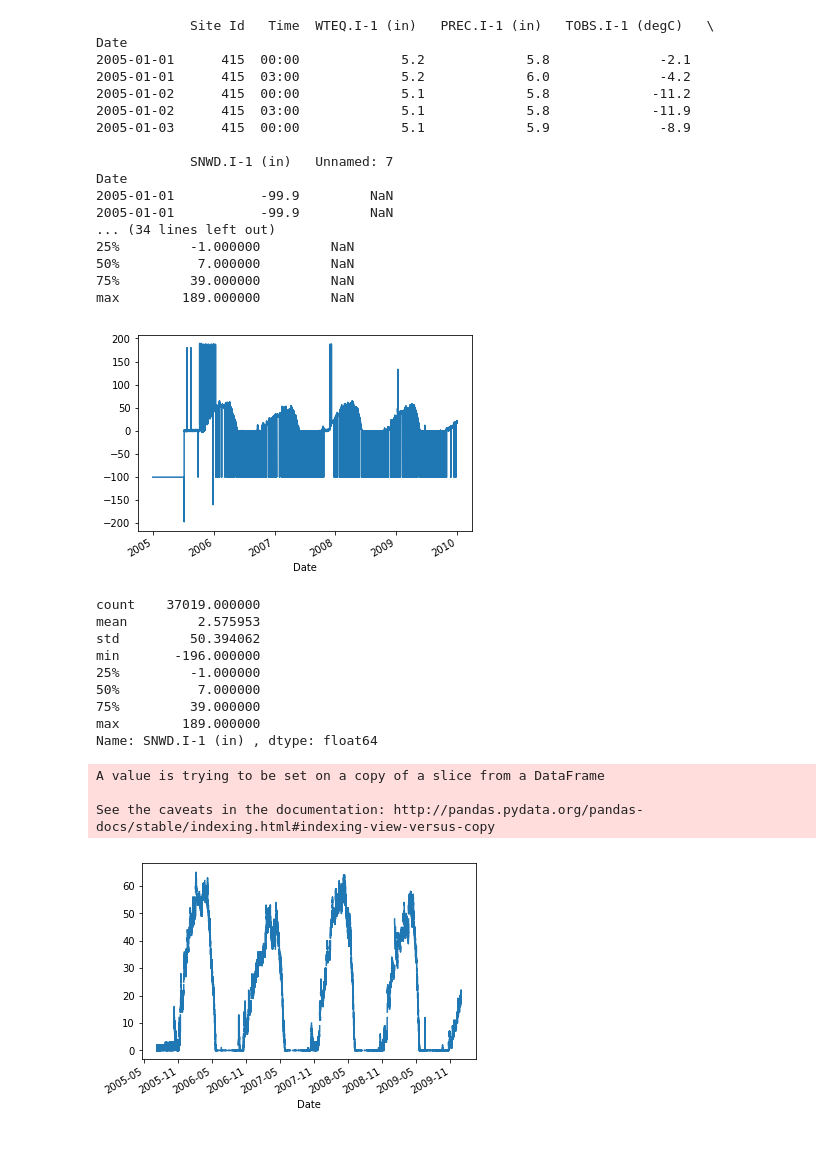
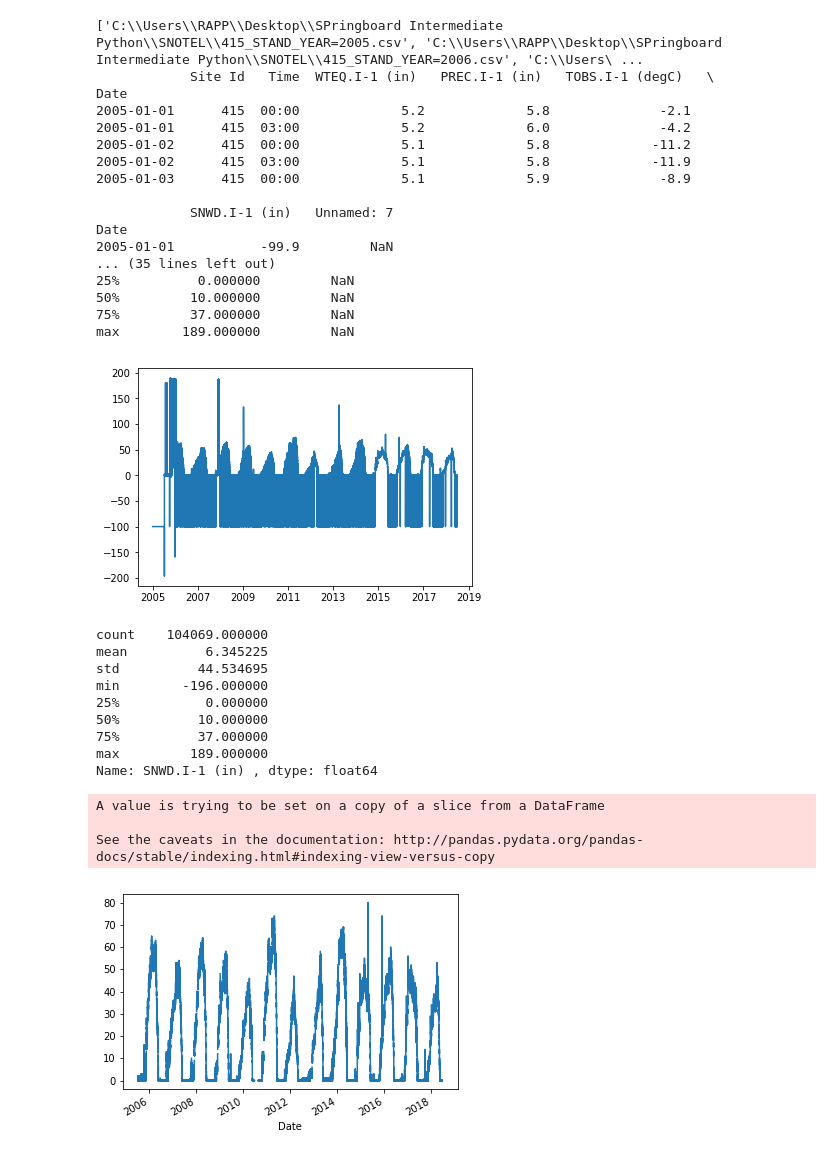
Before and after one commit to dustinrapp/Capstone_Springboard_Intermediate_Python, a Jupyter notebook: SNOTEL.ipynb, the cells around one changed output. Saved outputs shown, nothing was run; the diff lists cells and outputs as text; code cells hidden in the pictures.

```diff
--- a/SNOTEL.ipynb
+++ b/SNOTEL.ipynb
@@ -8,7 +8,8 @@ import datetime as dt
 
 
 #import raw snotel data
-snotel_files = glob(r'C:\Users\RAPP\Desktop\SPringboard Intermediate Python\SNOTEL\415_STAND_YEAR=200*.csv')
+snotel_files = glob(r'C:\Users\RAPP\Desktop\SPringboard Intermediate Python\SNOTEL\415_STAND_YEAR=*.csv')
+print(snotel_files)
 
 parser = lambda date: pd.datetime.strptime(date, '%Y-%m-%d') #Dates aren't in a form python recognizes
 
@@ -24,52 +25,88 @@ print(snotel_df.describe())
 
 
 #SNWD data info------
 
 #plot raw data
-snotel_df['SNWD.I-1 (in) '].plot()
+plt.plot(snotel_df['SNWD.I-1 (in) '])
 plt.show()
 print(snotel_df['SNWD.I-1 (in) '].describe())
 
 #set outliers to Nan
 x=(snotel_df['SNWD.I-1 (in) ']<0) | (snotel_df['SNWD.I-1 (in) ']>100)
 snotel_df['SNWD.I-1 (in) '][x]=np.NaN
 snotel_df['SNWD.I-1 (in) '].plot()
 
 plt.show()
 
 #print new stats for snwd
-print(snotel_df.info())
+print(snotel_df['01-2005'].info())
 print(snotel_df['SNWD.I-1 (in) '].describe())
+
+
+
+plt.figure(figsize=(17,22))
+plt.subplot(4, 3, 1)
+plt.plot(snotel_df['SNWD.I-1 (in) ']['01-2007'], marker = 'o')
+plt.subplot(4, 3, 2)
+plt.plot(snotel_df['SNWD.I-1 (in) ']['02-2007'], marker = 'o')
+plt.subplot(4, 3, 3)
+plt.plot(snotel_df['SNWD.I-1 (in) ']['03-2007'], marker = 'o')
+plt.subplot(4, 3, 4)
+plt.plot(snotel_df['SNWD.I-1 (in) ']['04-2007'], marker = 'o')
+plt.subplot(4, 3, 5)
+plt.plot(snotel_df['SNWD.I-1 (in) ']['05-2007'], marker = 'o')
+plt.subplot(4, 3, 6)
+plt.plot(snotel_df['SNWD.I-1 (in) ']['06-2007'], marker = 'o')
+plt.subplot(4, 3, 7)
+plt.plot(snotel_df['SNWD.I-1 (in) ']['07-2007'], marker = 'o')
+plt.subplot(4, 3, 8)
+plt.plot(snotel_df['SNWD.I-1 (in) ']['08-2007'], marker = 'o')
+plt.subplot(4, 3, 9)
+plt.plot(snotel_df['SNWD.I-1 (in) ']['09-2007'], marker = 'o')
+plt.subplot(4, 3, 10)
+plt.plot(snotel_df['SNWD.I-1 (in) ']['10-2007'], marker = 'o')
+plt.subplot(4, 3, 11)
+plt.plot(snotel_df['SNWD.I-1 (in) ']['11-2007'], marker = 'o')
+plt.subplot(4, 3, 12)
+plt.plot(snotel_df['SNWD.I-1 (in) ']['12-2007'], marker = 'o')
+
+
+plt.savefig('SNWD_2006.png')
+plt.show()
+
+#plt.plot(snotel_df['SNWD.I-1 (in) ']['09-2005':'05-2006'], 'red')
+
+#snotel_df[['SNWD.I-1 (in) ']
 # %% [output]
+['C:\\Users\\RAPP\\Desktop\\SPringboard Intermediate Python\\SNOTEL\\415_STAND_YEAR=2005.csv', 'C:\\Users\\RAPP\\Desktop\\SPringboard Intermediate Python\\SNOTEL\\415_STAND_YEAR=2006.csv', 'C:\\Users\ ...
             Site Id   Time  WTEQ.I-1 (in)   PREC.I-1 (in)   TOBS.I-1 (degC)   \
 Date
 2005-01-01      415  00:00             5.2             5.8              -2.1
 2005-01-01      415  03:00             5.2             6.0              -4.2
 2005-01-02      415  00:00             5.1             5.8             -11.2
 2005-01-02      415  03:00             5.1             5.8             -11.9
 2005-01-03      415  00:00             5.1             5.9              -8.9
 
             SNWD.I-1 (in)   Unnamed: 7
 Date
 2005-01-01           -99.9         NaN
-2005-01-01           -99.9         NaN
-... (34 lines left out)
-25%         -1.000000         NaN
-50%          7.000000         NaN
-75%         39.000000         NaN
+... (35 lines left out)
+25%          0.000000         NaN
+50%         10.000000         NaN
+75%         37.000000         NaN
 max        189.000000         NaN
-[figure, old version]
+[figure, new version]
-count    37019.000000
-mean         2.575953
-std         50.394062
-min       -196.000000
-25%         -1.000000
-50%          7.000000
-75%         39.000000
-max        189.000000
+count    104069.000000
+mean          6.345225
+std          44.534695
+min        -196.000000
+25%           0.000000
+50%          10.000000
+75%          37.000000
+max         189.000000
 Name: SNWD.I-1 (in) , dtype: float64
 A value is trying to be set on a copy of a slice from a DataFrame
 
 See the caveats in the documentation: http://pandas.pydata.org/pandas-docs/stable/indexing.html#indexing-view-versus-copy
-[figure, old version]
+[figure, new version]
 <class 'pandas.core.frame.DataFrame'>
```
Also changed, not shown: parts of 1 cell of this notebook.
